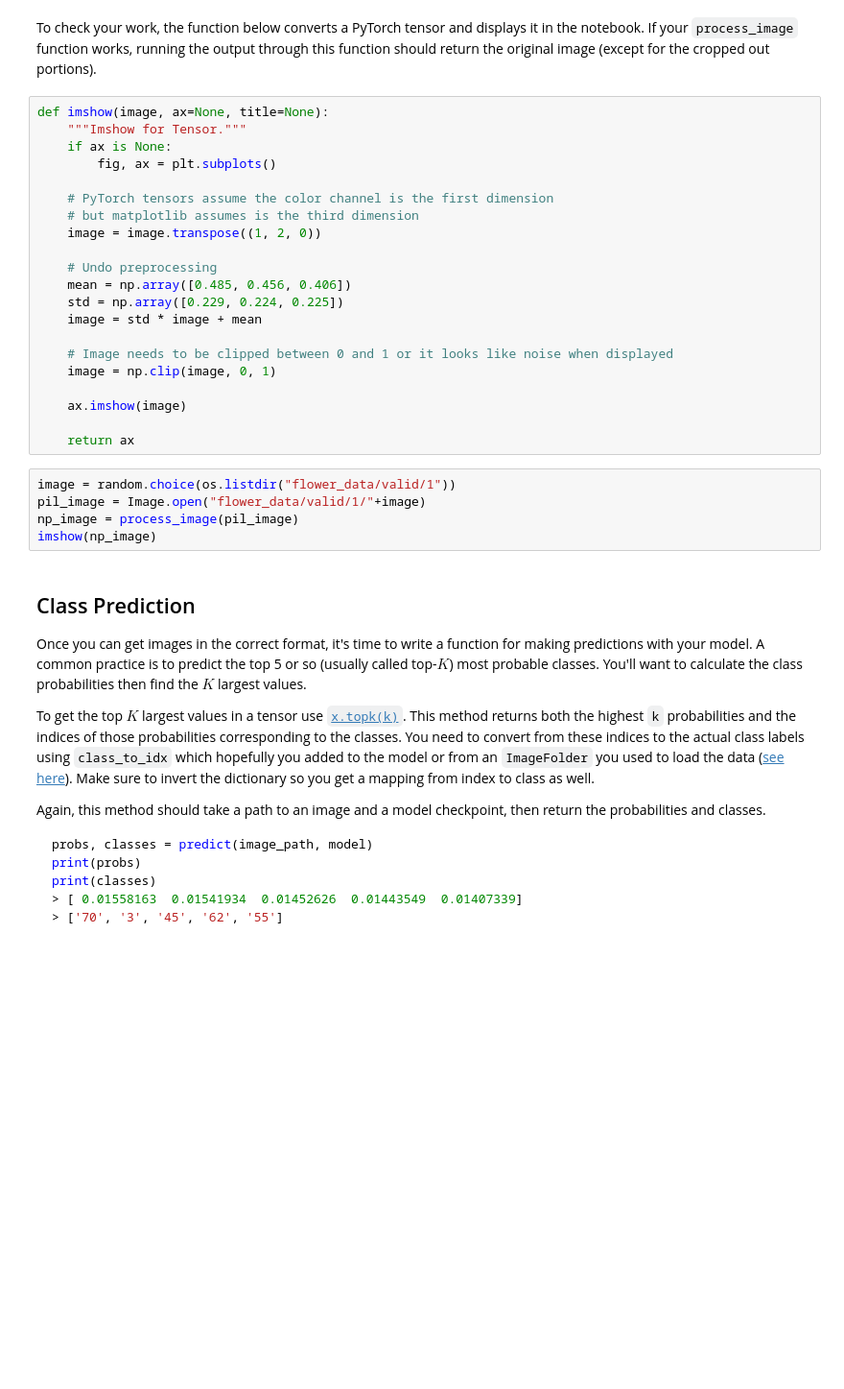
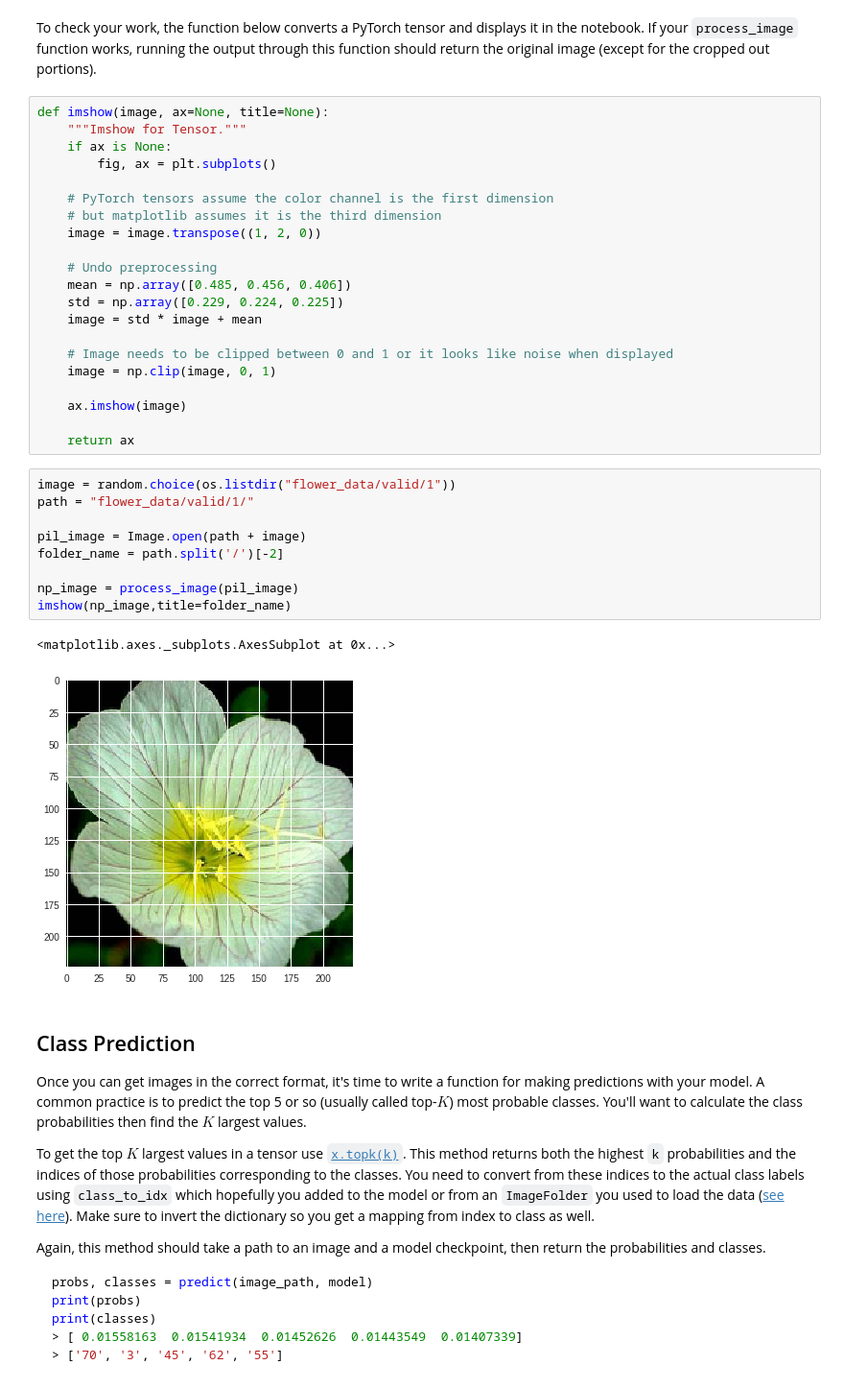
Before and after one commit to p-s-vishnu/udacity, a Jupyter notebook: Intro to Deep learning with Pytorch/Final project/Image_Classifier_Project_Modified_v1.ipynb, the cells around one changed output. Shown: that part at 96% size. Saved outputs shown, nothing was run; the diff lists cells and outputs as text; blank space fills up the shorter version.

```diff
--- a/Intro to Deep learning with Pytorch/Final project/Image_Classifier_Project_Modified_v1.ipynb
+++ b/Intro to Deep learning with Pytorch/Final project/Image_Classifier_Project_Modified_v1.ipynb
@@ -398,7 +437,7 @@ def imshow(image, ax=None, title=None):
         fig, ax = plt.subplots()
 
     # PyTorch tensors assume the color channel is the first dimension
-    # but matplotlib assumes is the third dimension
+    # but matplotlib assumes it is the third dimension
     image = image.transpose((1, 2, 0))
 
     # Undo preprocessing
@@ -414,9 +453,16 @@ def imshow(image, ax=None, title=None):
     return ax
 # %%
 image = random.choice(os.listdir("flower_data/valid/1"))
-pil_image = Image.open("flower_data/valid/1/"+image)
+path = "flower_data/valid/1/"
+
+pil_image = Image.open(path + image)
+folder_name = path.split('/')[-2]
+
 np_image = process_image(pil_image)
-imshow(np_image)
+imshow(np_image,title=folder_name)
+# %% [output]
+<matplotlib.axes._subplots.AxesSubplot at 0x...>
+[figure, added]
 # %% [markdown]
 ## Class Prediction
 
```
Also changed, not shown: parts of 10 cells of this notebook.
